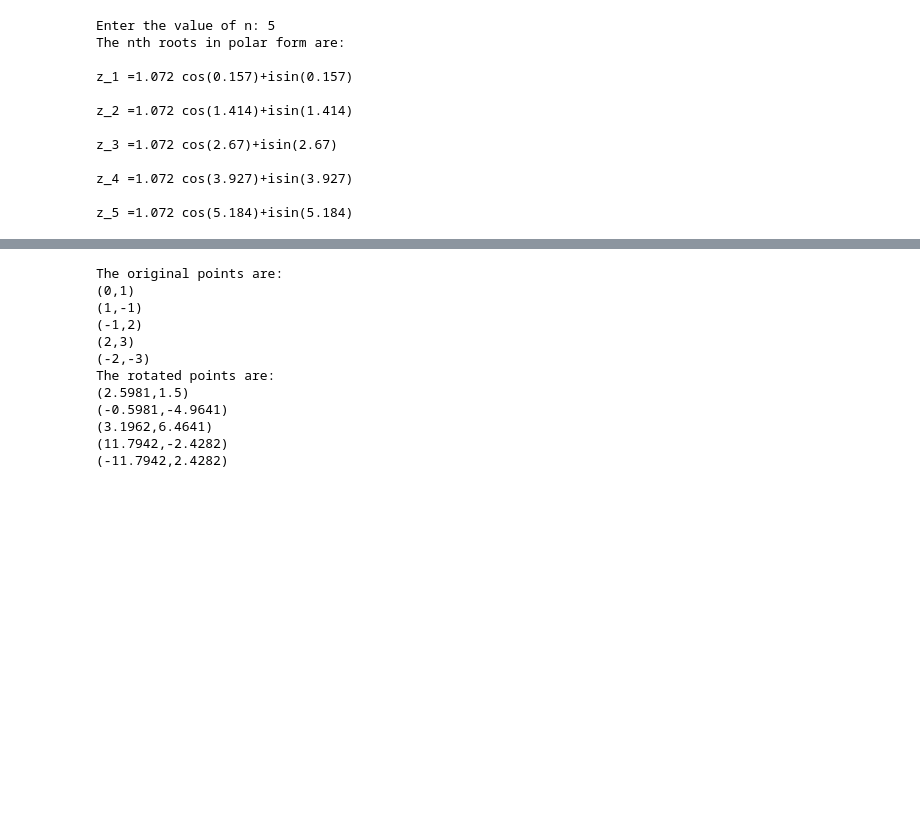
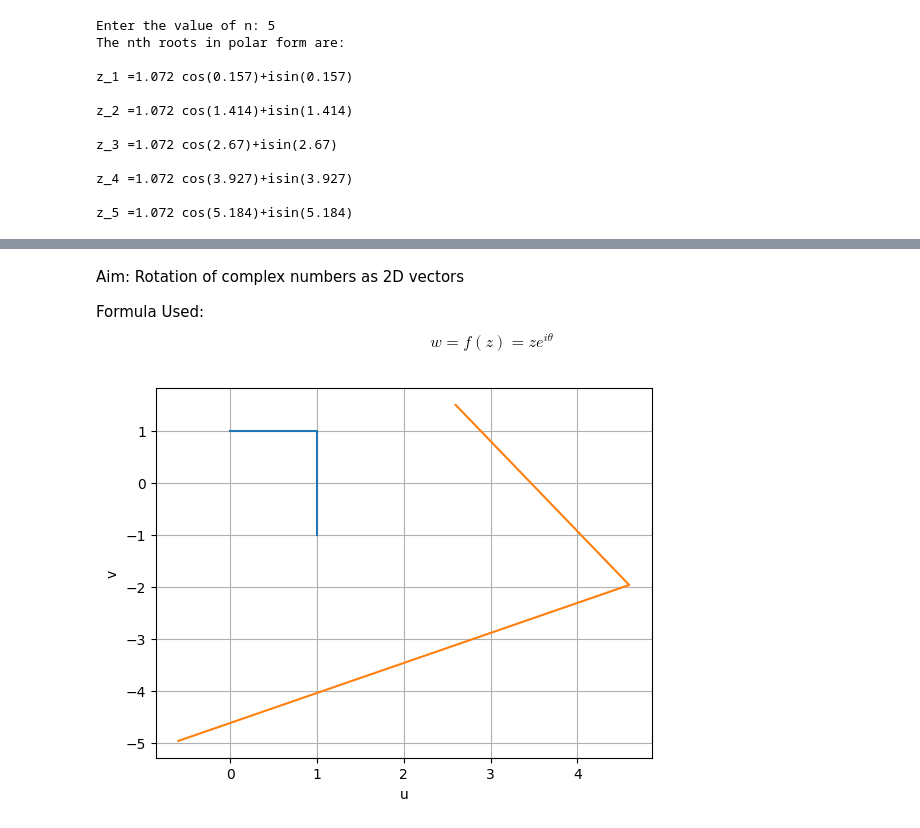
Before and after one commit to taibanganbi/1825005_MP-3-, a Jupyter notebook: 1825005_Unit_I_MP_3.ipynb, the cells around one changed output, grey strips where cells are left out. Drawn from its saved outputs; the diff is of its cells as text; code cells hidden in the pictures; blank space fills up the shorter version.

```diff
--- a/1825005_Unit_I_MP_3.ipynb
+++ b/1825005_Unit_I_MP_3.ipynb
@@ -77,41 +80,37 @@ The translated points are:
+# %% [markdown]
+Aim: Rotation of complex numbers as 2D vectors
+
+Formula Used:
+$$w=f(z)=ze^{i\theta}$$
 # %%
 #Rotation
-
 import math as m
 import cmath as cm
 
-x=[0,1,-1,2,-2]
-y=[1,-1,2,3,-3]
+x=[0,1,1]
+y=[1,1,-1]
+x_list=[]
+y_list=[]
 u_list=[]
 v_list=[]
-
-print('The original points are: ')
 
 for i in range(len(x)):
     z=complex(4*x[i],3*y[i])
     theta=5*m.pi/3
     w=z*(complex(m.cos(theta),m.sin(theta)))
-    u=round(w.real,4)
-    v=round(w.imag,4)
+    u=w.real
+    v=w.imag
     u_list.append(u)
     v_list.append(v)
+    x_list.append(4*x[i])
+    y_list.append(3*y[i])
 
-    print(f'({x[i]},{y[i]})')
-
-print('The rotated points are: ')
-
-for i in range(len(x)):
-    print(f'({u_list[i]},{v_list[i]})')
+import matplotlib.pyplot as plt
+plt.plot(x,y)
+plt.plot(u_list,v_list)
+plt.xlabel('u')
+plt.ylabel('v')
+plt.grid()
+plt.show()
 # %% [output]
-The original points are:
-(0,1)
-(1,-1)
-(-1,2)
-(2,3)
-(-2,-3)
-The rotated points are:
-(2.5981,1.5)
-(-0.5981,-4.9641)
-(3.1962,6.4641)
-(11.7942,-2.4282)
-(-11.7942,2.4282)
+[figure, added]
```
Also changed, not shown: parts of 8 cells of this notebook.
